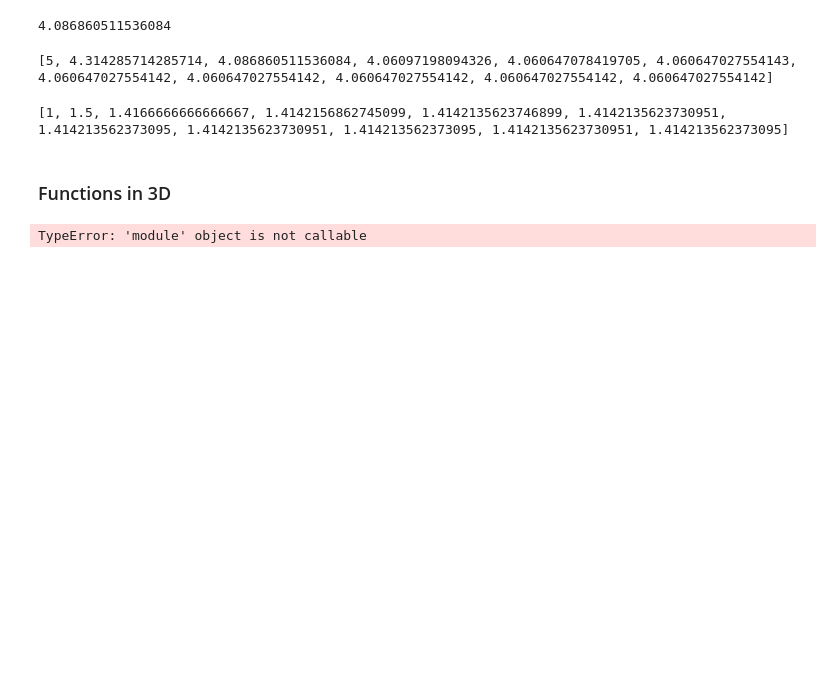
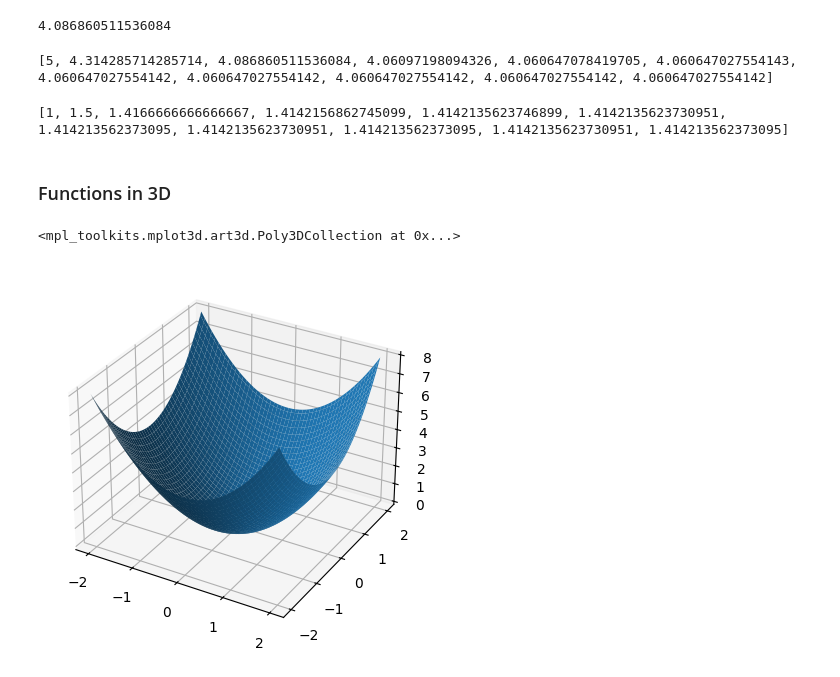
Before and after one commit to josepeon/calculus_parsons, a Jupyter notebook: newton_ex.ipynb, the cells around one changed output. Drawn from its saved outputs; the diff is of its cells as text; code cells hidden in the pictures; blank space fills up the shorter version.

```diff
--- a/newton_ex.ipynb
+++ b/newton_ex.ipynb
@@ -44,10 +43,12 @@ print(xs)
 # %%
 def f(x,y): return x**2 + y**2
 # %%
+import matplotlib.pyplot as plt
 x = np.linspace(-2,2,100)
 y = np.linspace(-2,2,100)
 X, Y = np.meshgrid(x, y)
-ax = plt.axes(projection = '3d')
-#ax.plot_surface(X, Y, f(X,Y))
+ax = plt.axes(projection='3d')
+ax.plot_surface(X, Y, f(X,Y))
 # %% [output]
-TypeError: 'module' object is not callable
+<mpl_toolkits.mplot3d.art3d.Poly3DCollection at 0x...>
+[figure, added]
```
Also changed, not shown: parts of 1 cell of this notebook.
